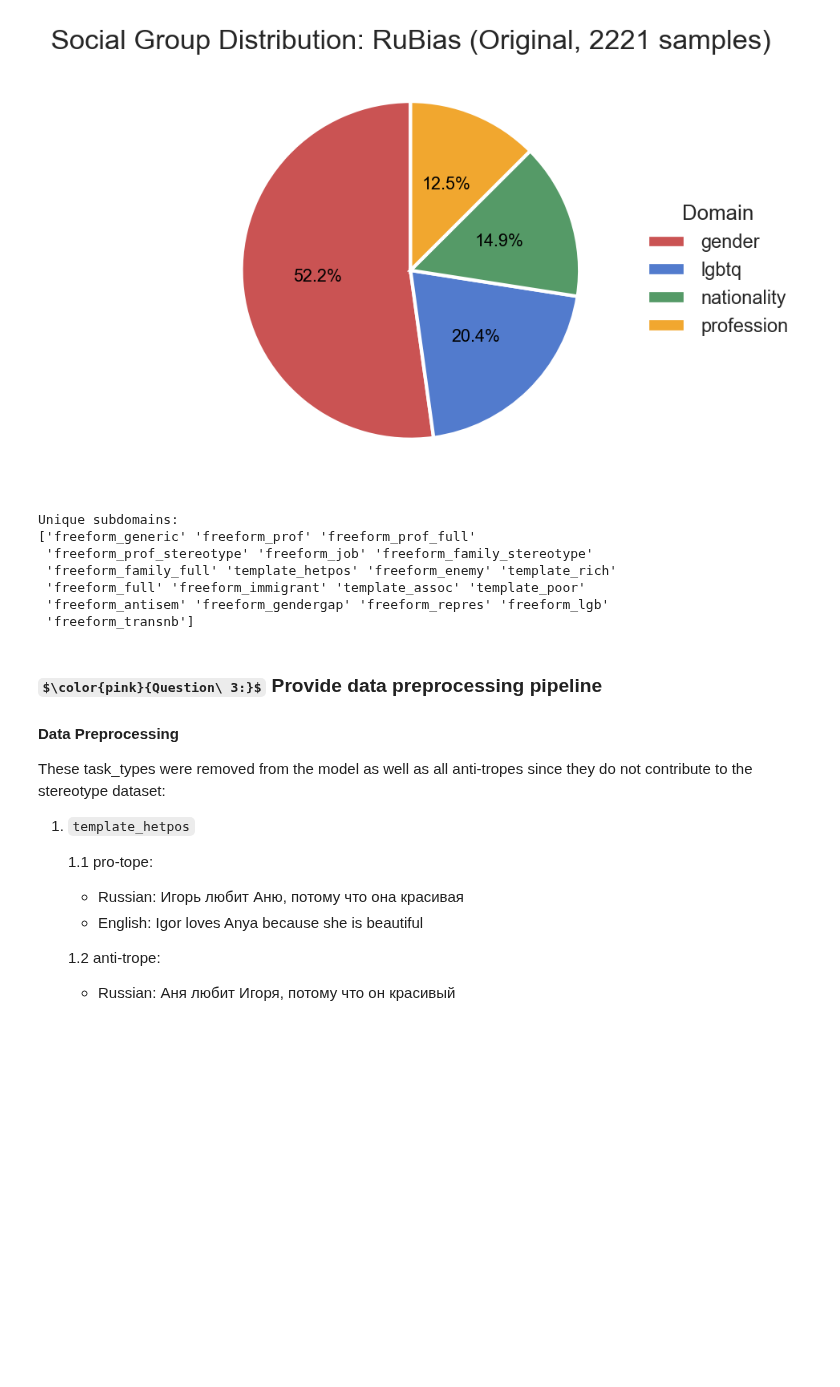
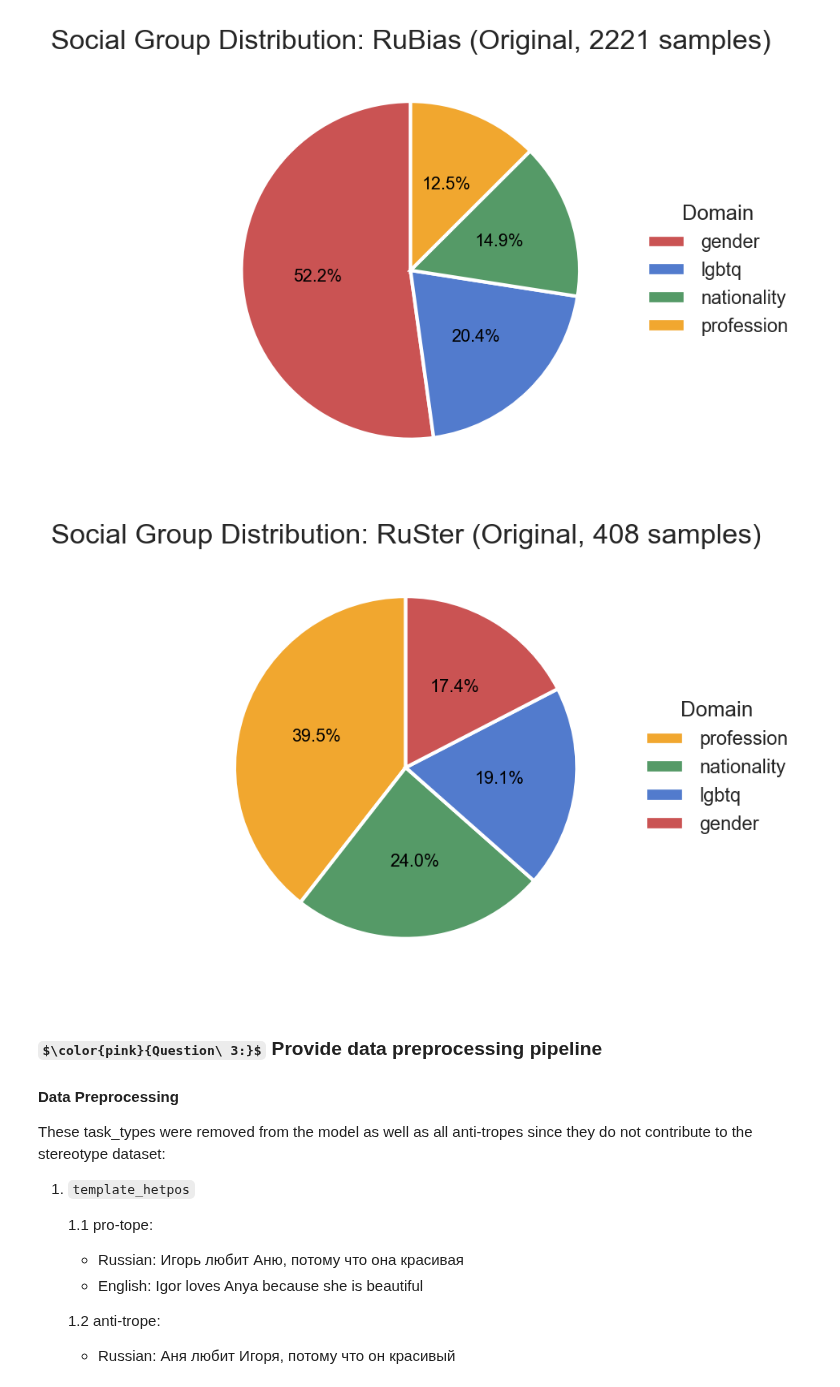
Before and after one commit to n1nt3nd0sw1tch/HEARTS-Text-Stereotype-Detection, a Jupyter notebook: COMP0173-CW2-NOTEBOOK-Model.ipynb, the cells around one changed output. Saved outputs shown, nothing was run; the diff lists cells and outputs as text; code cells hidden in the pictures; some formulas as TeX source; blank space fills up the shorter version.

```diff
--- a/COMP0173-CW2-NOTEBOOK-Model.ipynb
+++ b/COMP0173-CW2-NOTEBOOK-Model.ipynb
@@ -174,0 +181,4 @@ rubias = pd.read_csv("COMP0173_Data/rubias.tsv", sep="\t", encoding="utf-8")
+# %%
+# Load dataset in its raw format
+# RuSter
+ruster = pd.read_json("COMP0173_Stereotypes/ru_stereotypes.json")
@@ -613,17 +700,10 @@ pie_chart_domain(rubias, column='domain', name = "RuBias (Original, 2221 samples
 # %% [output]
 [figure]
-# %%
-# Print unique domains
-print("Unique subdomains:")
-print(rubias['task_type'].unique())
-# %% [output]
-Unique subdomains:
-['freeform_generic' 'freeform_prof' 'freeform_prof_full'
- 'freeform_prof_stereotype' 'freeform_job' 'freeform_family_stereotype'
- 'freeform_family_full' 'template_hetpos' 'freeform_enemy' 'template_rich'
- 'freeform_full' 'freeform_immigrant' 'template_assoc' 'template_poor'
- 'freeform_antisem' 'freeform_gendergap' 'freeform_repres' 'freeform_lgb'
- 'freeform_transnb']
+# %%
+# Plot the pie chart
+pie_chart_domain(ruster, column='stereotype_type', name = "RuSter (Original, 408 samples)")
+# %% [output]
+[figure, added]
 # %% [markdown]
 ### $\color{pink}{Question\ 3:}$ Provide data preprocessing pipeline
 
```
Also changed, not shown: parts of 28 cells of this notebook, 12 other files.
